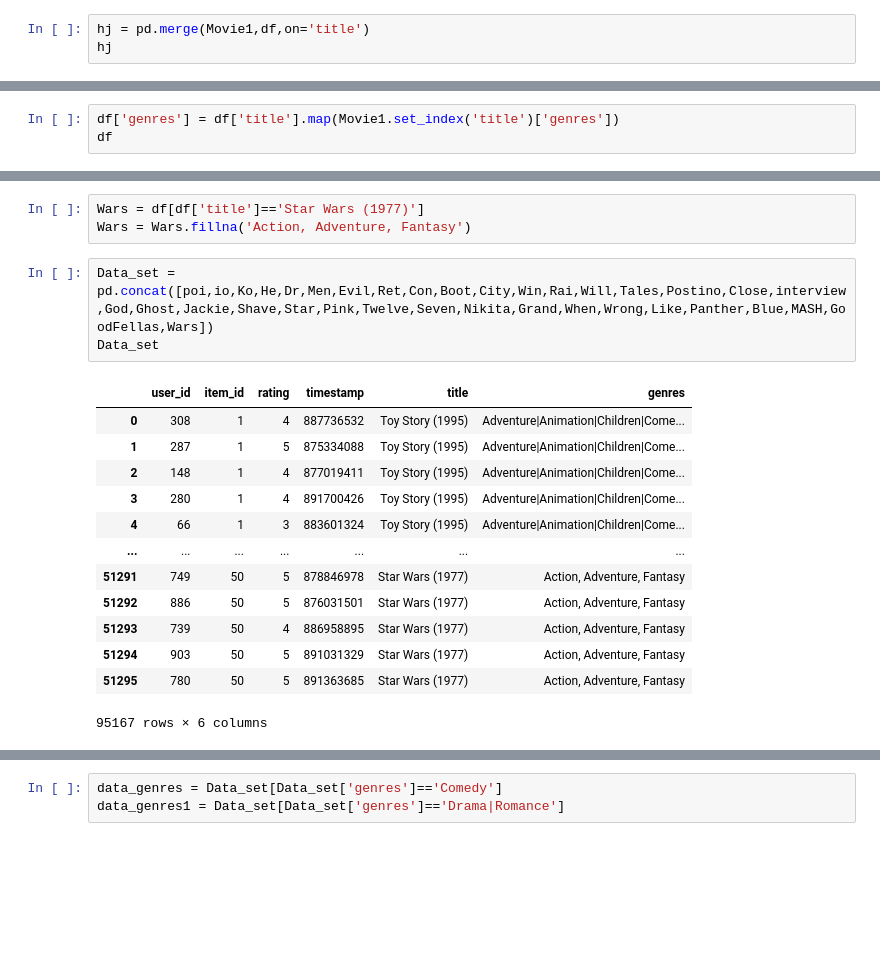
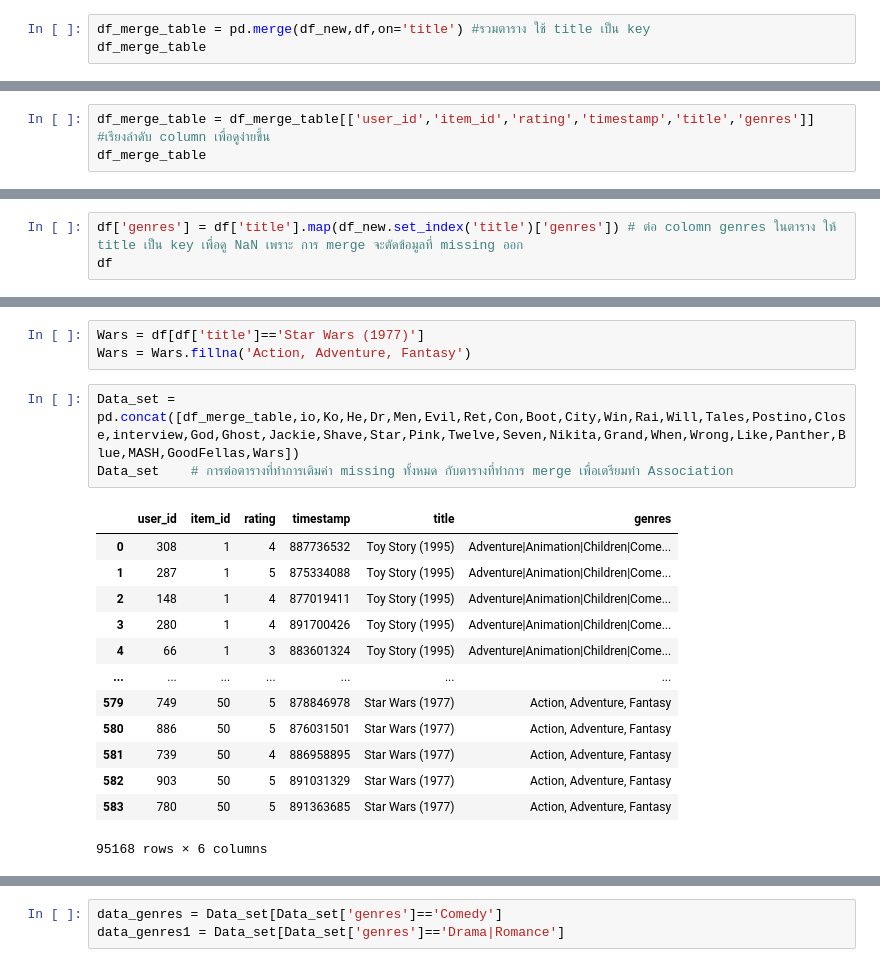
Before and after one commit to thanadolch/KKU_data_mining, a Jupyter notebook: Project_.ipynb, the cells around one changed output, grey strips where cells are left out. Drawn from its saved outputs; the diff is of its cells as text; blank space fills up the shorter version.

```diff
--- a/Project_.ipynb
+++ b/Project_.ipynb
@@ -143,8 +129,8 @@ Movie1
 | 34183 | 151711 | The 2000 Year Old Man (1975) | (no genres listed) |
 34184 rows × 3 columns
 # %%
-hj = pd.merge(Movie1,df,on='title')
-hj
+df_merge_table = pd.merge(df_new,df,on='title') #รวมตาราง ใช้ title เป็น key
+df_merge_table
 # %% [output]
 |  | movieId | title | genres | user_id | item_id | rating | timestamp |
 | 0 | 1 | Toy Story (1995) | Adventure|Animation|Children|Come... | 308 | 1 | 4 | 887736532 |
@@ -179,3 +147,0 @@ poi
-# %%
-df['genres'] = df['title'].map(Movie1.set_index('title')['genres'])
-df
@@ -195,0 +148,3 @@ df
+# %%
+df_merge_table = df_merge_table[['user_id','item_id','rating','timestamp','title','genres']] #เรียงลำดับ column เพื่อดูง่ายขึ้น
+df_merge_table
@@ -195,0 +169,3 @@ df
+# %%
+df['genres'] = df['title'].map(df_new.set_index('title')['genres']) # ต่อ colomn genres ในตาราง ให้ title เป็น key เพื่อดู NaN เพราะ การ merge จะตัดข้อมูลที่ missing ออก
+df
@@ -321,19 +342,19 @@ GoodFellas = GoodFellas.fillna('Biography, Crime, Drama')
 Wars = df[df['title']=='Star Wars (1977)']
 Wars = Wars.fillna('Action, Adventure, Fantasy')
 # %%
-Data_set = pd.concat([poi,io,Ko,He,Dr,Men,Evil,Ret,Con,Boot,City,Win,Rai,Will,Tales,Postino,Close,interview,God,Ghost,Jackie,Shave,Star,Pink,Twelve,Seven,Nikita,Grand,When,Wrong,Like,Panther,Blue,MASH,GoodFellas,Wars])
-Data_set
+Data_set = pd.concat([df_merge_table,io,Ko,He,Dr,Men,Evil,Ret,Con,Boot,City,Win,Rai,Will,Tales,Postino,Close,interview,God,Ghost,Jackie,Shave,Star,Pink,Twelve,Seven,Nikita,Grand,When,Wrong,Like,Panther,Blue,MASH,GoodFellas,Wars])
+Data_set    # การต่อตารางที่ทำการเติมค่า missing ทั้งหมด กับตารางที่ทำการ merge เพื่อเตรียมทำ Association
 # %% [output]
 |  | user_id | item_id | rating | timestamp | title | genres |
 | 0 | 308 | 1 | 4 | 887736532 | Toy Story (1995) | Adventure|Animation|Children|Come... |
 | 1 | 287 | 1 | 5 | 875334088 | Toy Story (1995) | Adventure|Animation|Children|Come... |
 | 2 | 148 | 1 | 4 | 877019411 | Toy Story (1995) | Adventure|Animation|Children|Come... |
 | 3 | 280 | 1 | 4 | 891700426 | Toy Story (1995) | Adventure|Animation|Children|Come... |
 | 4 | 66 | 1 | 3 | 883601324 | Toy Story (1995) | Adventure|Animation|Children|Come... |
 | ... | ... | ... | ... | ... | ... | ... |
-| 51291 | 749 | 50 | 5 | 878846978 | Star Wars (1977) | Action, Adventure, Fantasy |
-| 51292 | 886 | 50 | 5 | 876031501 | Star Wars (1977) | Action, Adventure, Fantasy |
-| 51293 | 739 | 50 | 4 | 886958895 | Star Wars (1977) | Action, Adventure, Fantasy |
-| 51294 | 903 | 50 | 5 | 891031329 | Star Wars (1977) | Action, Adventure, Fantasy |
-| 51295 | 780 | 50 | 5 | 891363685 | Star Wars (1977) | Action, Adventure, Fantasy |
+| 579 | 749 | 50 | 5 | 878846978 | Star Wars (1977) | Action, Adventure, Fantasy |
+| 580 | 886 | 50 | 5 | 876031501 | Star Wars (1977) | Action, Adventure, Fantasy |
+| 581 | 739 | 50 | 4 | 886958895 | Star Wars (1977) | Action, Adventure, Fantasy |
+| 582 | 903 | 50 | 5 | 891031329 | Star Wars (1977) | Action, Adventure, Fantasy |
+| 583 | 780 | 50 | 5 | 891363685 | Star Wars (1977) | Action, Adventure, Fantasy |
-95167 rows × 6 columns
+95168 rows × 6 columns
```
Also changed, not shown: parts of 72 cells of this notebook.
